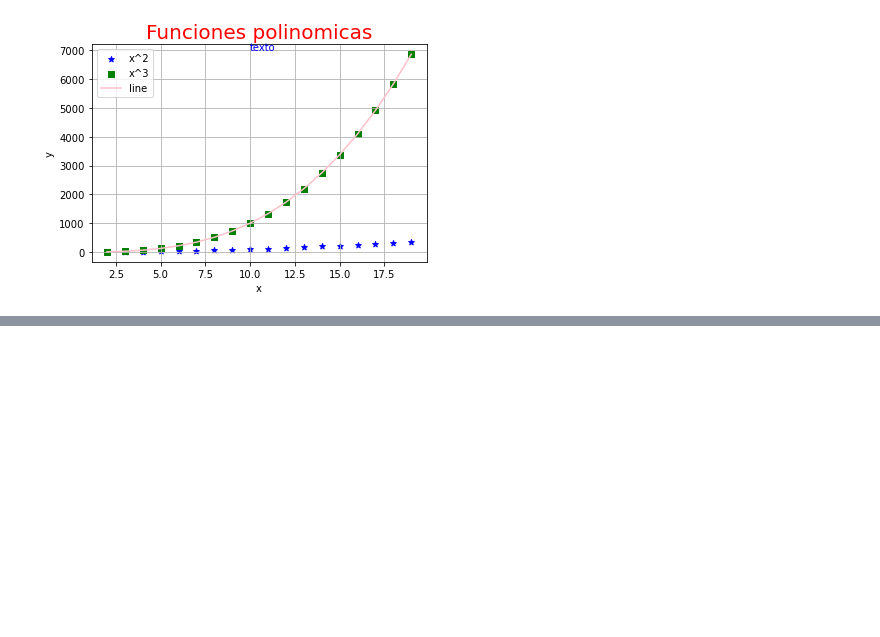
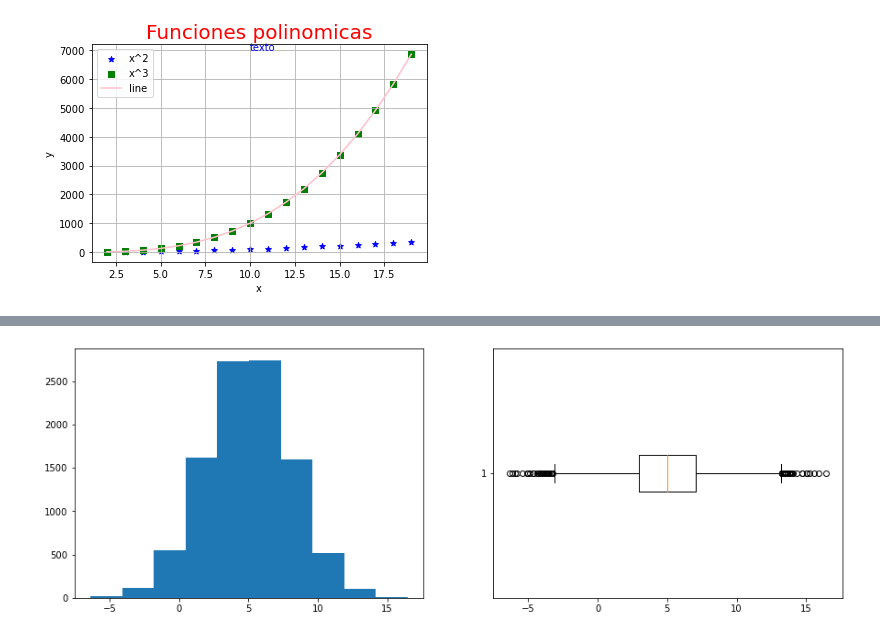
Before and after one commit to JennEstefa/BigData1, a Jupyter notebook: Notebook/04.Jenny_Visualizacion_Datos.ipynb, the cells around one changed output, grey strips where cells are left out. Saved outputs shown, nothing was run; the diff lists cells and outputs as text; code cells hidden in the pictures; blank space fills up the shorter version.

```diff
--- a/Notebook/04.Jenny_Visualizacion_Datos.ipynb
+++ b/Notebook/04.Jenny_Visualizacion_Datos.ipynb
@@ -45,0 +84,8 @@ Text(10, 7000, 'texto')
+# %%
+# Subplots
+
+fig, ax = plt.subplots(ncols=2, nrows=1, figsize=(15, 5))
+ax[0].hist(x);
+ax[1].boxplot(x, vert=False);
+# %% [output]
+[figure, added]
```
Also changed, not shown: parts of 5 cells of this notebook.
